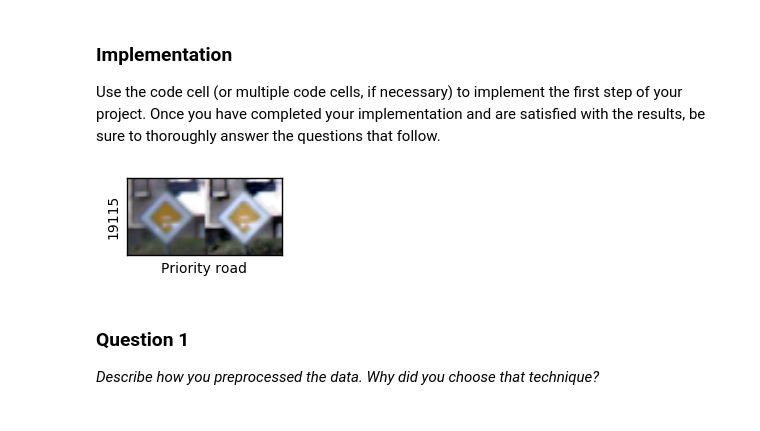
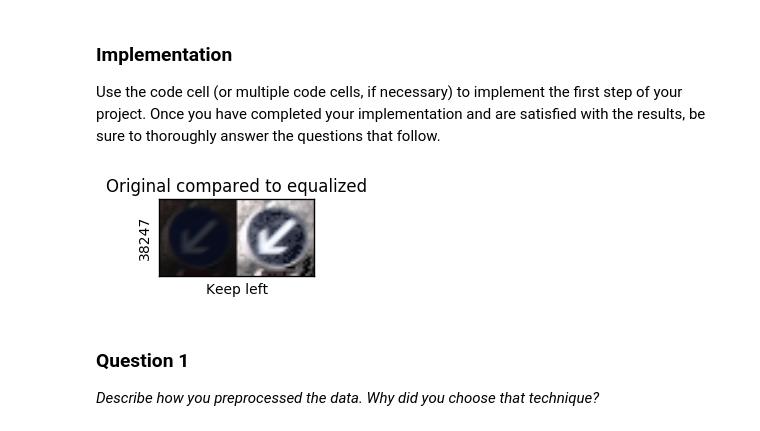
Before and after one commit to racersmith/Traffic-Sign-Classification, a Jupyter notebook: Traffic_Sign_Classifier.ipynb, the cells around one changed output. Saved outputs shown, nothing was run; the diff lists cells and outputs as text; code cells hidden in the pictures.

```diff
--- a/Traffic_Sign_Classifier.ipynb
+++ b/Traffic_Sign_Classifier.ipynb
@@ -222,28 +222,29 @@ X = [equalize_image(image) for image in X_raw]
 # %%
 # Examine the equalization
 
 index = random.randint(0, len(X_raw))
 img = X_raw[index].squeeze()
 eql = X[index].squeeze()
 
 compare = np.hstack((img, eql))
 
 plt.figure(figsize=(2,2))
 plt.xlabel(human_readable_label[y[index]])
 plt.ylabel(index)
+plt.title("Original compared to equalized")
 plt.tick_params(
     axis='both',
     which='both',
     bottom='off',
     top='off',
     left='off',
     right='off',
     labelleft='off',
     labelbottom='off')
 plt.imshow(compare)
 plt.show()
 # %% [output]
-[figure, old version]
+[figure, new version]
 # %% [markdown]
 ### Question 1
 
```
Also changed, not shown: parts of 5 cells of this notebook.
